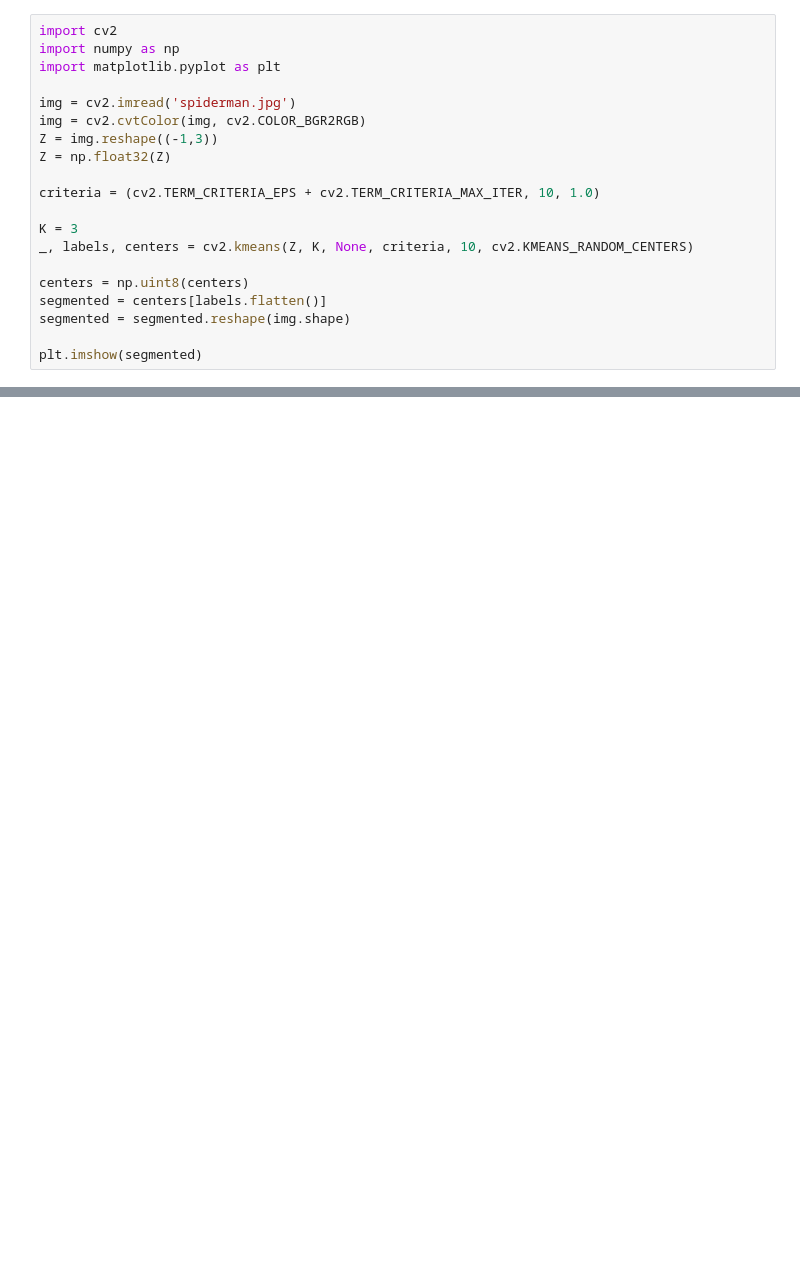
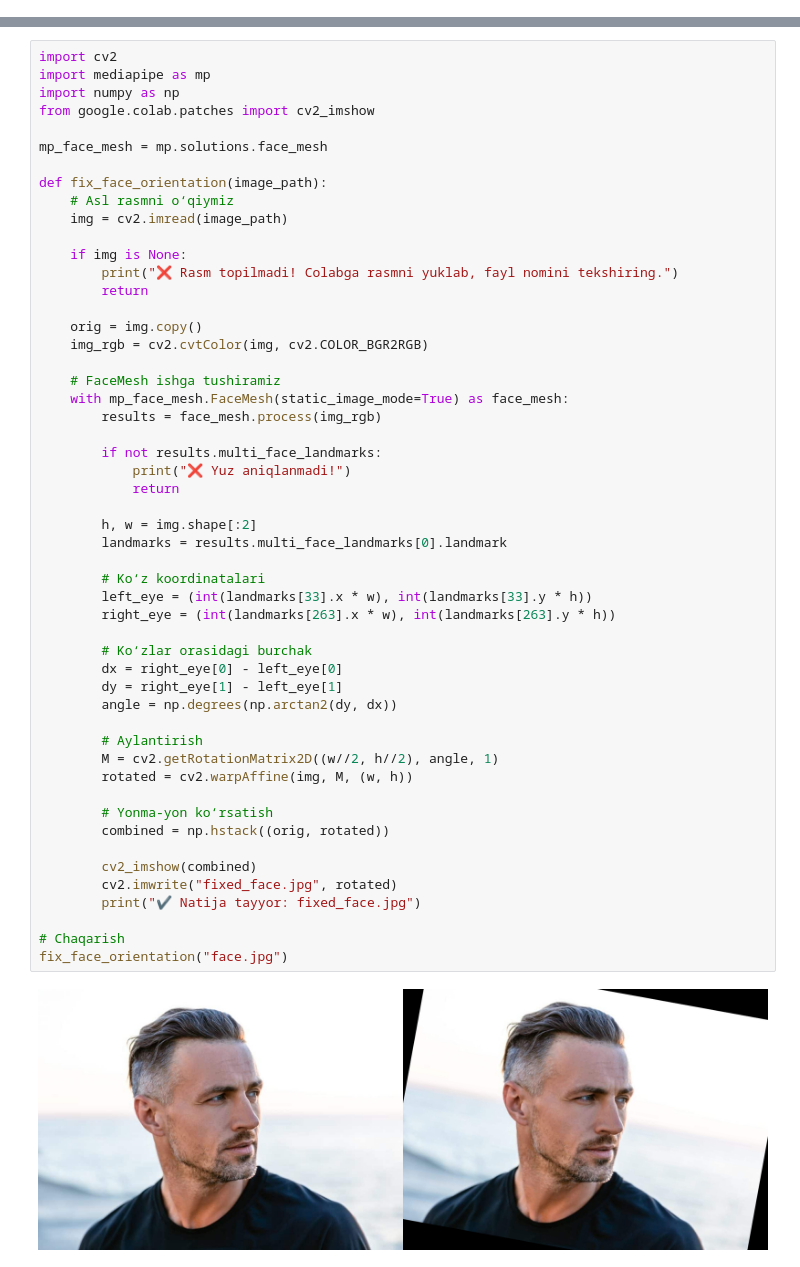
Before and after one commit to Faxriddin80/Faxriddin80, a Jupyter notebook: Copy_of_Welcome_To_Colab.ipynb, the cells around one changed output, grey strips where cells are left out. Saved outputs shown, nothing was run; the diff lists cells and outputs as text; blank space fills up the shorter version.

```diff
--- a/Copy_of_Welcome_To_Colab.ipynb
+++ b/Copy_of_Welcome_To_Colab.ipynb
@@ -66,20 +28,0 @@ plt.show()
-# %%
-import cv2
-import numpy as np
-import matplotlib.pyplot as plt
-
-img = cv2.imread('spiderman.jpg')
-img = cv2.cvtColor(img, cv2.COLOR_BGR2RGB)
-Z = img.reshape((-1,3))
-Z = np.float32(Z)
-
-criteria = (cv2.TERM_CRITERIA_EPS + cv2.TERM_CRITERIA_MAX_ITER, 10, 1.0)
-
-K = 3
-_, labels, centers = cv2.kmeans(Z, K, None, criteria, 10, cv2.KMEANS_RANDOM_CENTERS)
-
-centers = np.uint8(centers)
-segmented = centers[labels.flatten()]
-segmented = segmented.reshape(img.shape)
-
-plt.imshow(segmented)
@@ -115,0 +29,54 @@ plt.show()
+# %%
+import cv2
+import mediapipe as mp
+import numpy as np
+from google.colab.patches import cv2_imshow
+
+mp_face_mesh = mp.solutions.face_mesh
+
+def fix_face_orientation(image_path):
+    # Asl rasmni o‘qiymiz
+    img = cv2.imread(image_path)
+
+    if img is None:
+        print("❌ Rasm topilmadi! Colabga rasmni yuklab, fayl nomini tekshiring.")
+        return
+
+    orig = img.copy()
+    img_rgb = cv2.cvtColor(img, cv2.COLOR_BGR2RGB)
+
+    # FaceMesh ishga tushiramiz
+    with mp_face_mesh.FaceMesh(static_image_mode=True) as face_mesh:
+        results = face_mesh.process(img_rgb)
+
+        if not results.multi_face_landmarks:
+            print("❌ Yuz aniqlanmadi!")
+            return
+
+        h, w = img.shape[:2]
+        landmarks = results.multi_face_landmarks[0].landmark
+
+        # Ko‘z koordinatalari
+        left_eye = (int(landmarks[33].x * w), int(landmarks[33].y * h))
+        right_eye = (int(landmarks[263].x * w), int(landmarks[263].y * h))
+
+        # Ko‘zlar orasidagi burchak
+        dx = right_eye[0] - left_eye[0]
+        dy = right_eye[1] - left_eye[1]
+        angle = np.degrees(np.arctan2(dy, dx))
+
+        # Aylantirish
+        M = cv2.getRotationMatrix2D((w//2, h//2), angle, 1)
+        rotated = cv2.warpAffine(img, M, (w, h))
+
+        # Yonma-yon ko‘rsatish
+        combined = np.hstack((orig, rotated))
+
+        cv2_imshow(combined)
+        cv2.imwrite("fixed_face.jpg", rotated)
+        print("✔ Natija tayyor: fixed_face.jpg")
+
+# Chaqarish
+fix_face_orientation("face.jpg")
+# %% [output]
+[figure, added]
```
Also changed, not shown: parts of 13 cells of this notebook.
